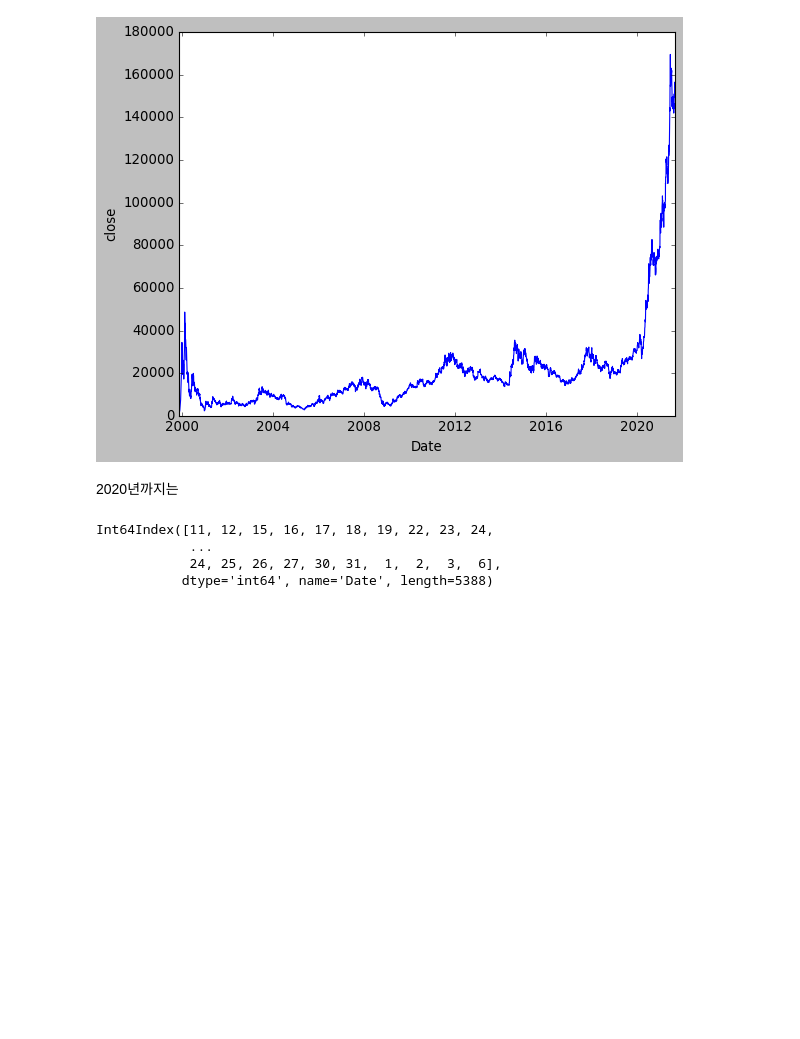
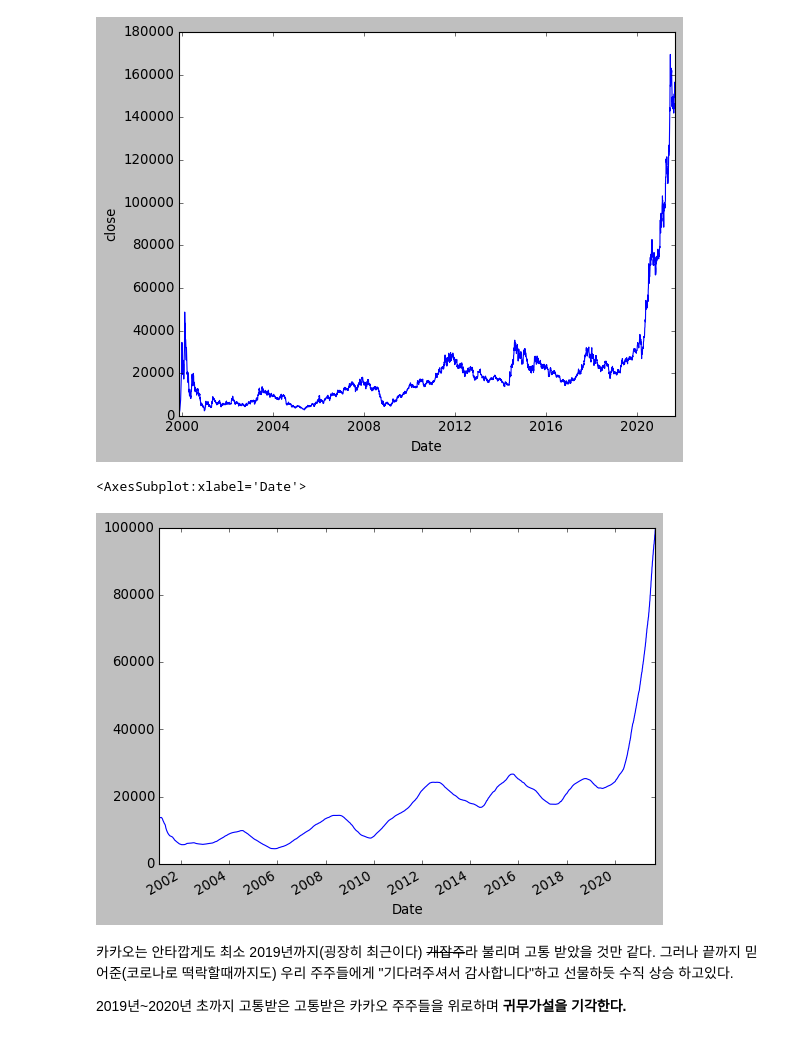
Before and after one commit to sw-song/kaggle-study, a Jupyter notebook: 00_04_backtesting/test.ipynb, the cells around one changed output. Cells and saved outputs as stored; diff of their text form; code cells hidden in the pictures; blank space fills up the shorter version.

```diff
--- a/00_04_backtesting/test.ipynb
+++ b/00_04_backtesting/test.ipynb
@@ -84,12 +115,21 @@ Name: yield, Length: 5388, dtype: object
 sns.lineplot(x=stock_kakao.index, y=stock_kakao['close']);
 # %% [output]
 [figure]
-# %% [markdown]
-2020년까지는
-# %%
-stock_kakao.index.day
-# %% [output]
-Int64Index([11, 12, 15, 16, 17, 18, 19, 22, 23, 24,
-            ...
-            24, 25, 26, 27, 30, 31,  1,  2,  3,  6],
-           dtype='int64', name='Date', length=5388)
+# %%
+# 300일 이동평균 데이터 확보
+kakao_moving_avg_20 = stock_kakao['close'].rolling(window=300).mean()
+
+# 300일 이동평균 데이터는 지난 300일간 주가를 평균낸 데이터다.
+# 따라서 가장 앞의 299일치 데이터는 NaN으로 처리된다.
+# 그래프를 그리기 위해 NaN값을 제거한다.
+kakao_moving_avg_20 = kakao_moving_avg_20.dropna()
+
+# 300일 이평선을 그린다
+kakao_moving_avg_20.plot()
+# %% [output]
+<AxesSubplot:xlabel='Date'>
+[figure, added]
+# %% [markdown]
+카카오는 안타깝게도 최소 2019년까지(굉장히 최근이다) ~~개잡주~~라 불리며 고통 받았을 것만 같다. 그러나 끝까지 믿어준(코로나로 떡락할때까지도) 우리 주주들에게 "기다려주셔서 감사합니다"하고 선물하듯 수직 상승 하고있다.
+
+2019년~2020년 초까지 고통받은 고통받은 카카오 주주들을 위로하며 **귀무가설을 기각한다.**
```
Also changed, not shown: parts of 11 cells of this notebook.
